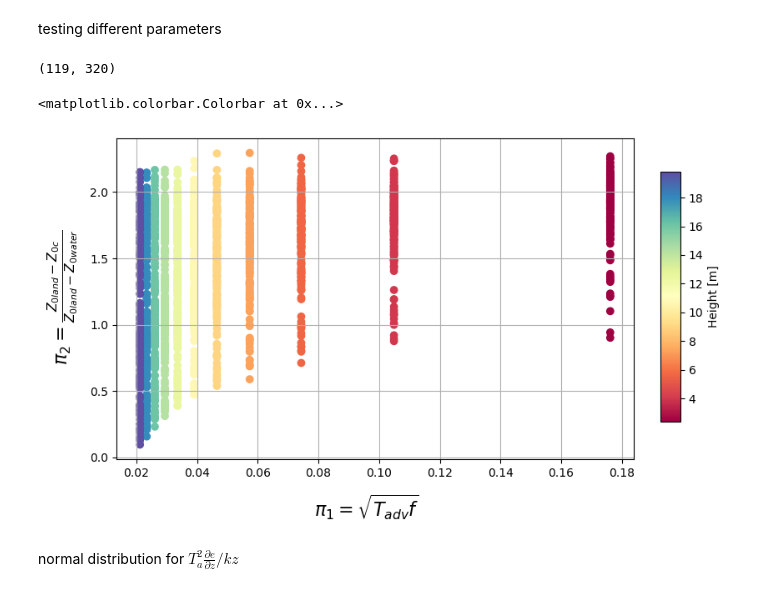
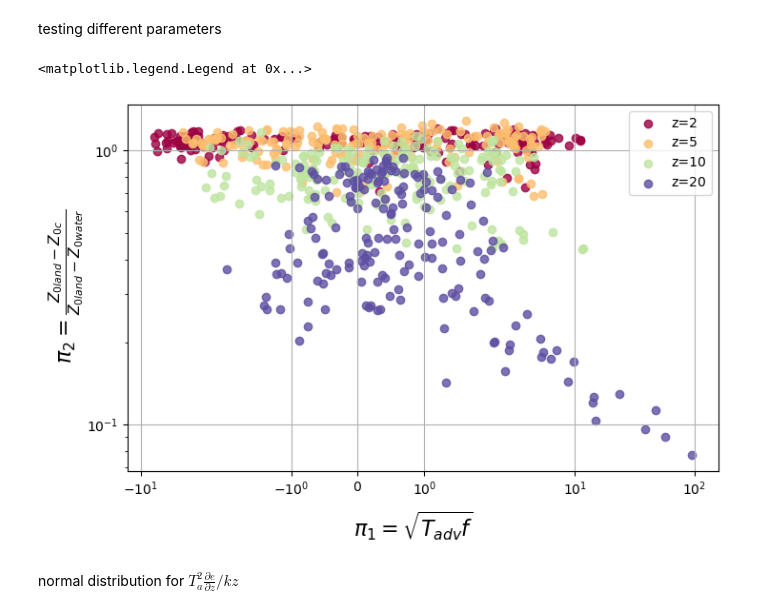
Before and after one commit to jameshlywiak/ABL-surface-layer, a Jupyter notebook: umn_LES.ipynb, the cells around one changed output. Saved outputs shown, nothing was run; the diff lists cells and outputs as text; code cells hidden in the pictures.

```diff
--- a/umn_LES.ipynb
+++ b/umn_LES.ipynb
@@ -64,15 +64,14 @@ Data variables: (12/13)
 # %% [markdown]
 ## Diagnostics
 # %%
-
 g = 9.81
 vonk = 0.4
-f = 2*np.sin(36.5*np.pi/180)*(7.29e-5)
+f = 2*np.sin(36.8*np.pi/180)*(7.29e-5)
 
 wsp = (ds.U**2 + ds.V**2 + ds.W**2)**(1/2)
 hwsp = (ds.U**2 + ds.V**2)**(1/2)
 ust = (ds.UpWp**2 + ds.VpWp**2)**(1/4)
-wst = (ds.Height*g*ds.WpTp / ds.T)**(1/3)
+wst3 = (ds.Height*g*ds.WpTp / ds.T)**(1)
 Lob = -(ds.T*ust**3) / (vonk*g*ds.WpTp)
 zL = ds.Height / Lob
 Tadv = np.tile(ds.X_coast.values, (len(ds.Height.values), 1)) / ds.U.values
@@ -89,7 +88,7 @@ z0 = np.transpose(np.tile(ds.Height.values, (len(ds.X_coast.values), 1))) * np.e
 ds['wsp'] = (['Height', 'X_coast'], wsp.values)
 ds['hwsp'] = (['Height', 'X_coast'], hwsp.values)
 ds['ustar'] = (['Height', 'X_coast'], ust.values)
-ds['wstar'] = (['Height', 'X_coast'], wst.values)
+ds['wstar3'] = (['Height', 'X_coast'], wst3.values)
 ds['L_ob'] = (['Height', 'X_coast'], Lob.values)
 ds['zL'] = (['Height', 'X_coast'], zL.values)
 ds['Tadv'] = (['Height', 'X_coast'], Tadv)
@@ -299,15 +368,14 @@ ax.set_ylim([0, 200])
 [figure]
 # %% [markdown]
 testing different parameters
-# %%
-Z.shape
-# %% [output]
-(119, 320)
 # %%
 ## all z0 below ~50 m
 
-mask = (ds.Height <= 20) & (ds.Height >= 1) & (ds.X_coast >= 0) & (ds.X_coast <= 1400) & (ds.z0<1000) & (ds.z0>=1e-10) #& (ds.zL<=0.1) & (ds.zL>=-0.1)
-
+mask = (ds.X_coast >= 0) & (ds.X_coast <= 1400) & (ds.z0<1000) & (ds.z0>=1e-10) #& (ds.zL<=0.1) & (ds.zL>=-0.1)
+qheight = [2, 5, 10, 20]
+N = len(qheight)
+cmap = cm.Spectral
+colors = cmap(np.linspace(0, 1, N))
 X, Z = np.meshgrid(ds.X_coast, ds.Height)
 
 tke_adv = ds.U * calc.first_derivative(ds.TKE, axis='X_coast')
@@ -317,73 +385,59 @@ tadv = (X/ds.U)
 buoyancy = g/ds.T
 N2 = buoyancy * gamma
 f = 2*np.sin(36.5*np.pi/180)*(7.29e-5)
-z0_land = 0.42
+z0_land = 1
 z0_water = 0.00001
 
 ds['Z'] = (['Height', 'X_coast'], Z)
+
+pi1 = (tke_adv / (buoyancy*ds.WpTp)).where(mask, drop=True)
 
 #pi1 = 1/(tke_adv / (buoyancy*ds.WpTp)).where(mask, drop=True)
 #pi1 = (tadv*buoyancy*ds.WpTp/tke).where(mask, drop=True)
 #pi1 = (Z*buoyancy*ds.WpTp/(ds.U**3)).where(mask, drop=True)
 #pi1 = (ds.WpTp/(ds.U*gamma)).where(mask, drop=True) ### non-dim ibl height from Tampieri
 #pi1 = ((tadv**1)*(tke**(1/2))/(vonk*Z)).where(mask, drop=True)
 #pi1 = ((tadv**2)*(tke_adv)/(vonk*Z)).where(mask, drop=True)
 #pi1 = (X*N2/(ds.U*f)).where(mask, drop=True)
-pi1 = np.sqrt(X*f/ds.U).where(mask, drop=True)
+#pi1 = np.sqrt(X*f/ds.U).where(mask, drop=True)
 #pi2 = ((ds.z0-z0_land)/(z0_water-z0_land)).where(mask, drop=True)
 pi2 = (ds.z0/z0_land).where(mask, drop=True)
-pi3 = (z0_land / ds.Z).where(mask, drop=True)
-
-'''
-bins = np.arange(0, 0.41, 0.02)
-xplt = (bins[1:]+bins[:-1])/2
-medians = np.zeros((len(bins)-1,))
-for b,bin in enumerate(bins):
-    if b==0:
-        prev_val = bin
-    else:
-        medians[b-1] = np.nanmedian(pi2.where((pi1>=prev_val) & (pi1<bin), drop=True).values)
-        prev_val = bin
-'''
-
-#xdata = pi1.values.flatten()
-xdata = pi3.values.flatten()
-ydata = pi2.values.flatten()
-x_range = np.linspace(min(xdata), max(xdata), 500)
-gaussian = norm.pdf(x_range, np.nanmean(xdata), np.nanstd(xdata))  # Gaussian in log-space
-
-# Optional: Scale the Gaussian to match the amplitude of your dataset
-gaussian_scaled = gaussian * max(ydata) / max(gaussian)
+#pi3 = (z0_land / ds.Z).where(mask, drop=True)
 
 fig, ax = plt.subplots(1,1, figsize=(8,5))
 ax.grid()
 
-p1=ax.scatter(xdata, ydata, c=Z[mask], cmap='Spectral')
-#ax.plot(x_range, gaussian_scaled, color='k')
+for q,h in enumerate(qheight):
+    xdata = pi1.interp(Height=h)
+    ydata = pi2.interp(Height=h)
+    ydata = ydata + np.abs(np.min(ydata))
+    ax.scatter(xdata, ydata, color=colors[q], label=f'z={h}', alpha=0.8)
 
 #ax.set_title(f'# of pts: {pi1.size}')
 #ax.annotate(r'$\leftarrow$ Lower TKE, Residence time',
 #            (1e-2, 1.14), fontsize=10)
 #ax.annotate(r'Higher TKE, Residence time $\rightarrow$ ',
 #            (1.2e1, 1.14), fontsize=10)
 #ax.annotate(r'$\leftarrow$ Higher $Z_{0c}$', (6e-3, -1.1),  fontsize=10, rotation='vertical')
 #ax.annotate(r'Lower $Z_{0c} \rightarrow$ ', (6e-3, 0.5),  fontsize=10, rotation='vertical')
 
 #fig.supxlabel(r'$\pi_1=\frac{T_{adv}\sqrt{\overline{e}}}{kz_a}$', fontsize=16, y=-0.04)
 #fig.supxlabel(r'$\pi_1=\frac{T_{adv}^2\frac{\partial \overline{e}}{\partial x}}{kz_a}$', fontsize=16, y=-0.04)
 fig.supxlabel(r'$\pi_1=\sqrt{T_{adv}f}$', fontsize=16, y=-0.04)
 fig.supylabel(r'$\pi_2=\frac{Z_{0land}-Z_{0c}}{Z_{0land}-Z_{0water}}$', fontsize=16, x=0.02)
 
-#ax.set_xscale('log')
-#ax.set_yscale('log')
+ax.set_xscale('symlog')
+ax.set_yscale('log')
 #ax.set_ylim([-1.4, 1.3])
 #ax.set_xlim([5e-3, 3e3])
 
-cax = fig.add_axes([0.94, 0.2, 0.03, 0.6])
-fig.colorbar(p1, cax=cax, label='Height [m]')
+#cax = fig.add_axes([0.94, 0.2, 0.03, 0.6])
+#fig.colorbar(p1, cax=cax, label='Height [m]')
+
+ax.legend()
 # %% [output]
-<matplotlib.colorbar.Colorbar at 0x...>
+<matplotlib.legend.Legend at 0x...>
-[figure, old version]
+[figure, new version]
 # %% [markdown]
 normal distribution for $T_a^2 \frac{\partial e}{\partial z} / kz$
 # %%
```
Also changed, not shown: parts of 16 cells of this notebook, 2 other files.
